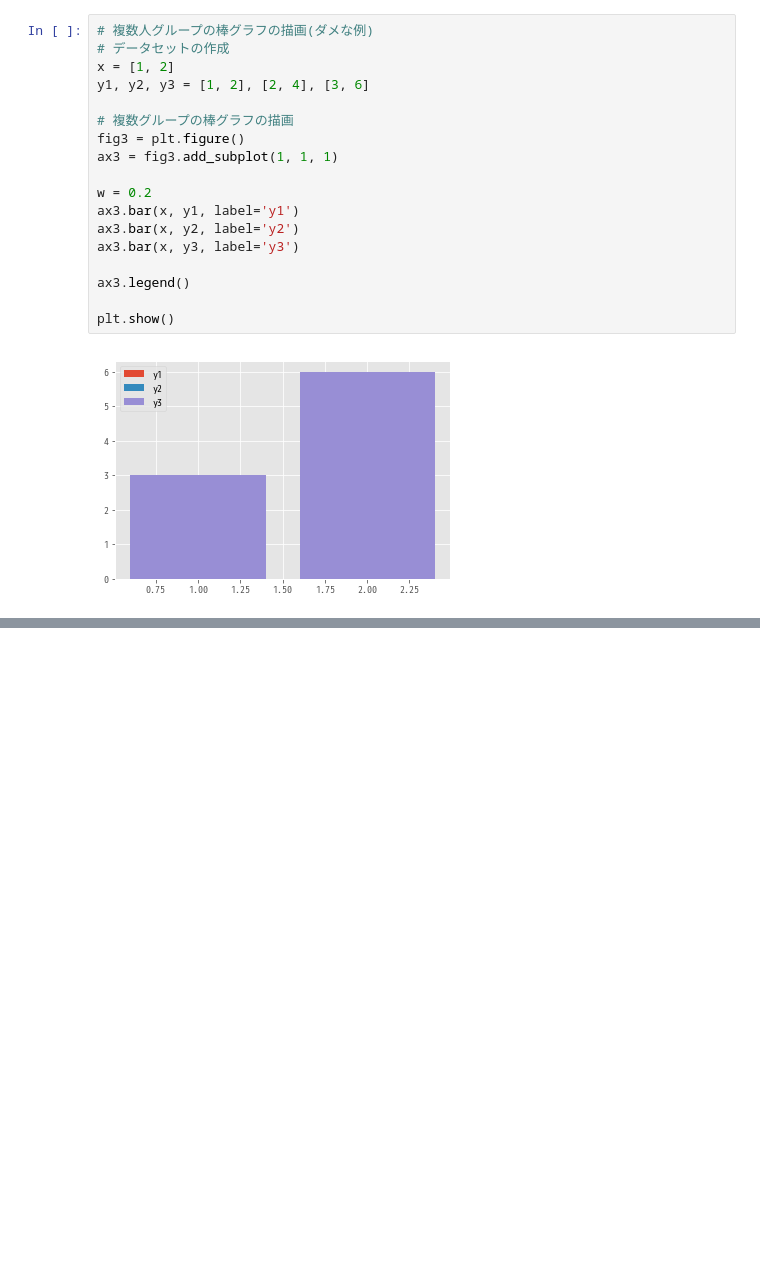
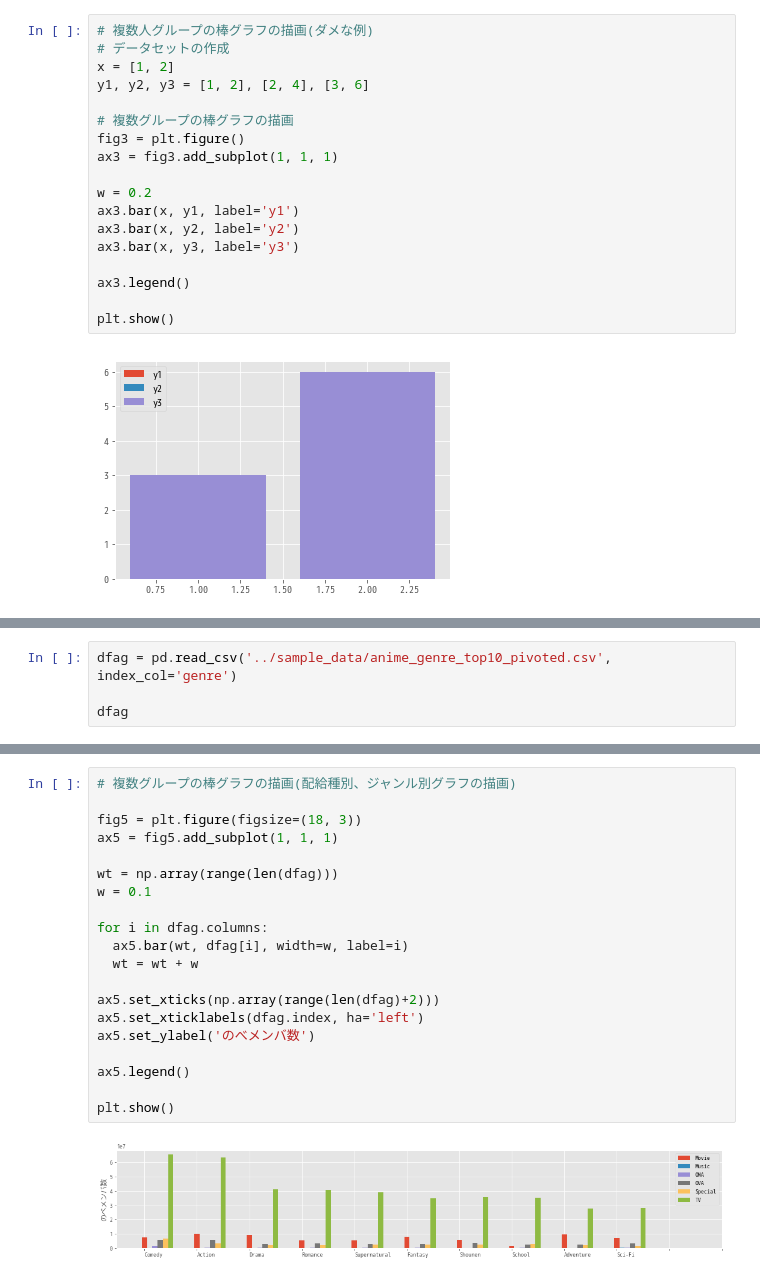
Before and after one commit to yukimura1227/trainings, a Jupyter notebook: matplotlib_sample/bar_sample.ipynb, the cells around one changed output, grey strips where cells are left out. Saved outputs shown, nothing was run; the diff lists cells and outputs as text; blank space fills up the shorter version.

Commit message:
add bar sample using anime_genre_top10_pivoted.csv

```diff
--- a/matplotlib_sample/bar_sample.ipynb
+++ b/matplotlib_sample/bar_sample.ipynb
@@ -100,3 +100,7 @@ ax4.legend()
 plt.show()
 # %% [output]
 [figure]
+# %%
+dfag = pd.read_csv('../sample_data/anime_genre_top10_pivoted.csv', index_col='genre')
+
+dfag
@@ -102,0 +120,22 @@ plt.show()
+# %%
+# 複数グループの棒グラフの描画(配給種別、ジャンル別グラフの描画)
+
+fig5 = plt.figure(figsize=(18, 3))
+ax5 = fig5.add_subplot(1, 1, 1)
+
+wt = np.array(range(len(dfag)))
+w = 0.1
+
+for i in dfag.columns:
+  ax5.bar(wt, dfag[i], width=w, label=i)
+  wt = wt + w
+
+ax5.set_xticks(np.array(range(len(dfag)+2)))
+ax5.set_xticklabels(dfag.index, ha='left')
+ax5.set_ylabel('のべメンバ数')
+
+ax5.legend()
+
+plt.show()
+# %% [output]
+[figure, added]
```
Also changed, not shown: parts of 3 cells of this notebook.
